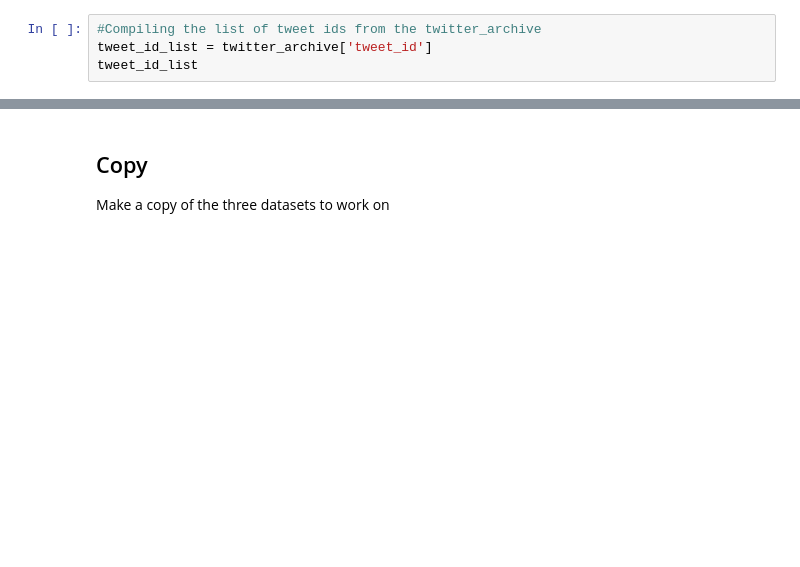
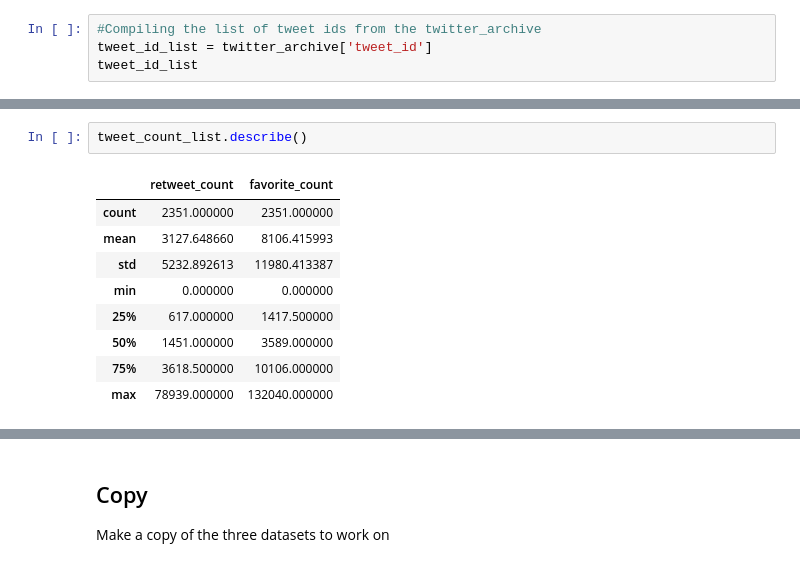
Before and after one commit to KattyP/DataWrangleProject, a Jupyter notebook: wrangle_act.ipynb, the cells around one changed output, grey strips where cells are left out. Saved outputs shown, nothing was run; the diff lists cells and outputs as text; blank space fills up the shorter version.

```diff
--- a/wrangle_act.ipynb
+++ b/wrangle_act.ipynb
@@ -235,0 +192,12 @@ tweet_errors
+# %%
+tweet_count_list.describe()
+# %% [output]
+|  | retweet_count | favorite_count |
+| count | 2351.000000 | 2351.000000 |
+| mean | 3127.648660 | 8106.415993 |
+| std | 5232.892613 | 11980.413387 |
+| min | 0.000000 | 0.000000 |
+| 25% | 617.000000 | 1417.500000 |
+| 50% | 1451.000000 | 3589.000000 |
+| 75% | 3618.500000 | 10106.000000 |
+| max | 78939.000000 | 132040.000000 |
```
Also changed, not shown: parts of 86 cells of this notebook.
